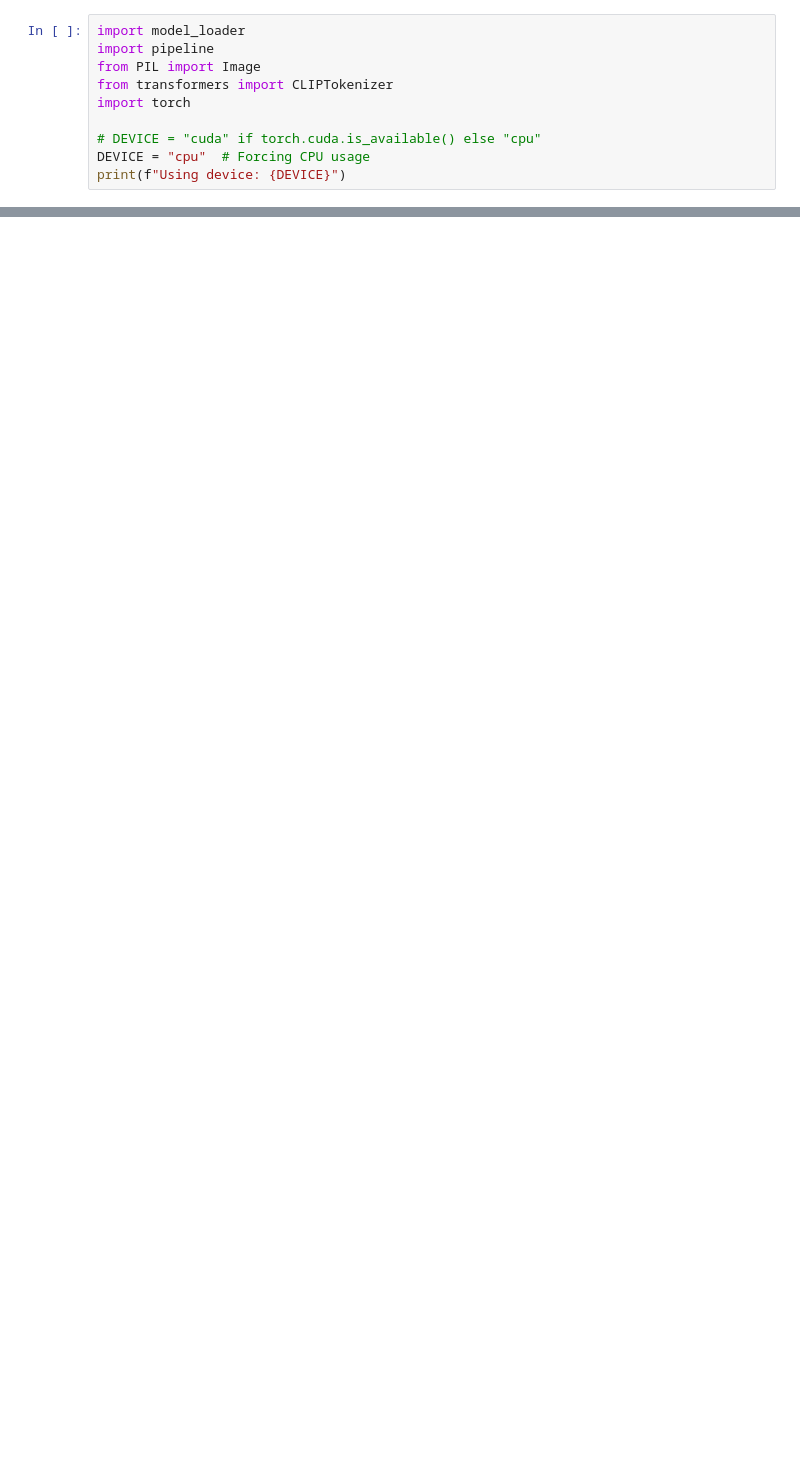
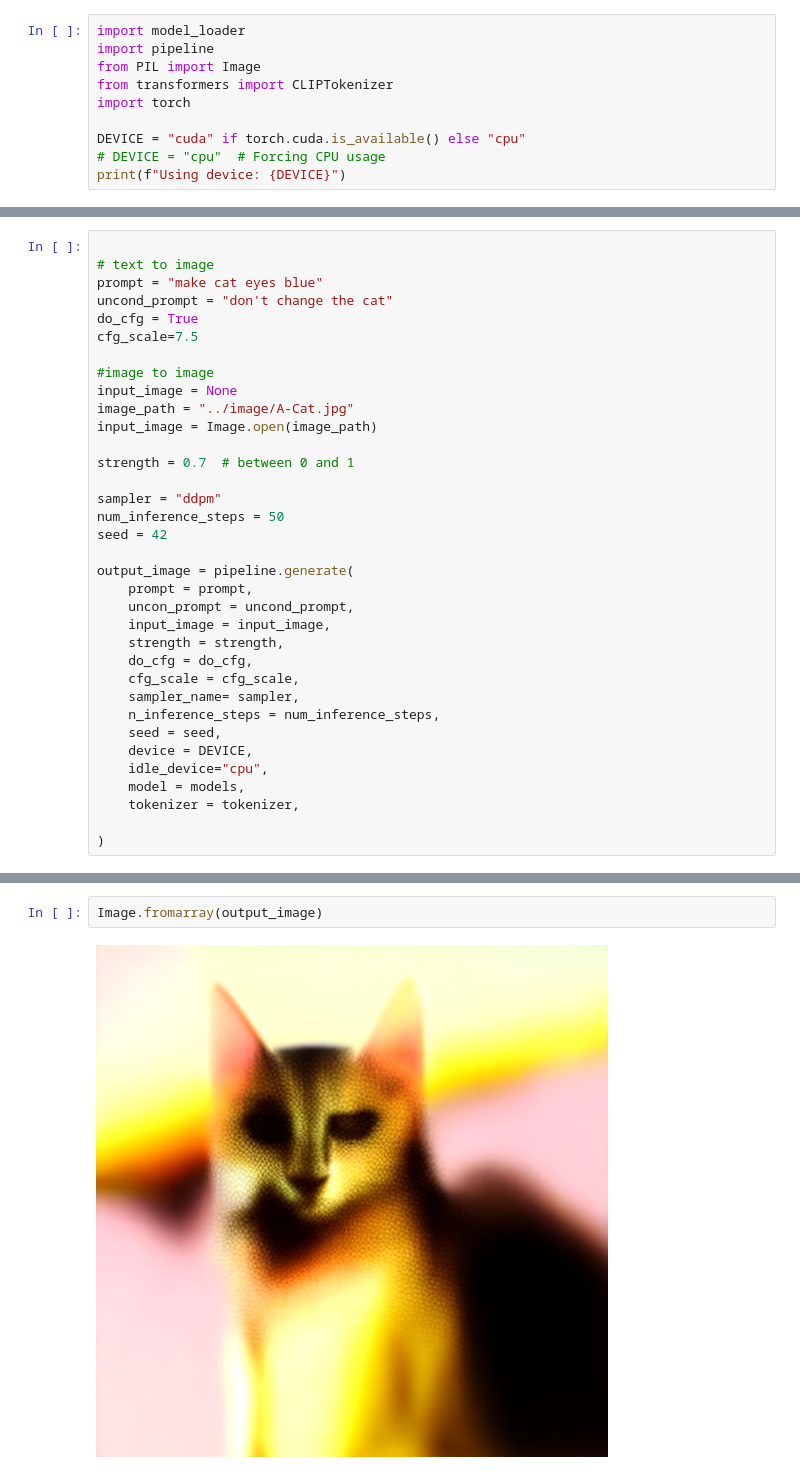
Before and after one commit to Asthag29/Stable_Diffusion, a Jupyter notebook: stable_diffusion/demo.ipynb, the cells around one changed output, grey strips where cells are left out. Drawn from its saved outputs; the diff is of its cells as text; blank space fills up the shorter version.

```diff
--- a/stable_diffusion/demo.ipynb
+++ b/stable_diffusion/demo.ipynb
@@ -5,7 +5,7 @@ from PIL import Image
 from transformers import CLIPTokenizer
 import torch
 
-# DEVICE = "cuda" if torch.cuda.is_available() else "cpu"
-DEVICE = "cpu"  # Forcing CPU usage
+DEVICE = "cuda" if torch.cuda.is_available() else "cpu"
+# DEVICE = "cpu"  # Forcing CPU usage
 print(f"Using device: {DEVICE}")
 # %% [output]
@@ -52,0 +18,35 @@ TypeError: generate() got an unexpected keyword argument 'input_image'
+# %%
+
+# text to image
+prompt = "make cat eyes blue"
+uncond_prompt = "don't change the cat"
+do_cfg = True
+cfg_scale=7.5
+
+#image to image
+input_image = None
+image_path = "../image/A-Cat.jpg"
+input_image = Image.open(image_path)
+
+strength = 0.7  # between 0 and 1
+
+sampler = "ddpm"
+num_inference_steps = 50
+seed = 42
+
+output_image = pipeline.generate(
+    prompt = prompt,
+    uncon_prompt = uncond_prompt,
+    input_image = input_image,
+    strength = strength,
+    do_cfg = do_cfg,
+    cfg_scale = cfg_scale,
+    sampler_name= sampler,
+    n_inference_steps = num_inference_steps,
+    seed = seed,
+    device = DEVICE,
+    idle_device="cpu",
+    model = models,
+    tokenizer = tokenizer,
+
+)
@@ -52,0 +136,4 @@ TypeError: generate() got an unexpected keyword argument 'input_image'
+# %%
+Image.fromarray(output_image)
+# %% [output]
+[figure, added]
```
Also changed, not shown: parts of 5 cells of this notebook, 6 other files.
